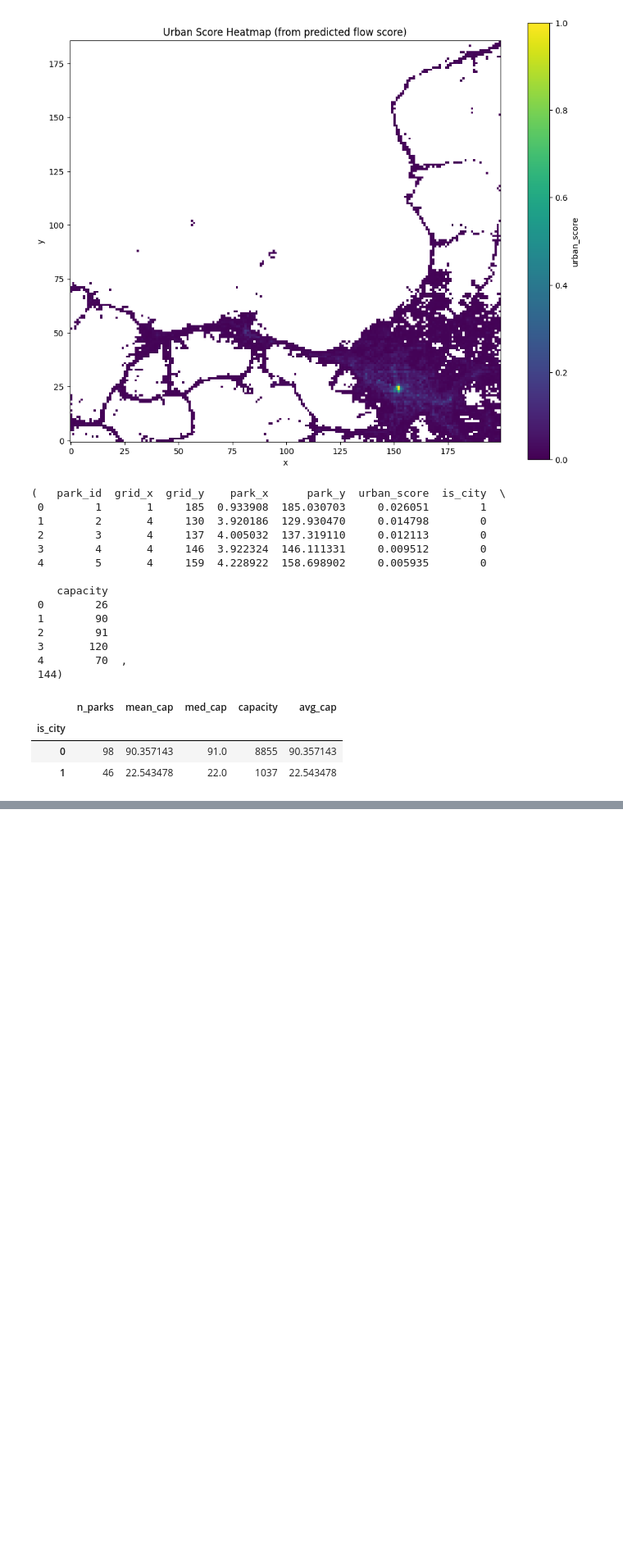
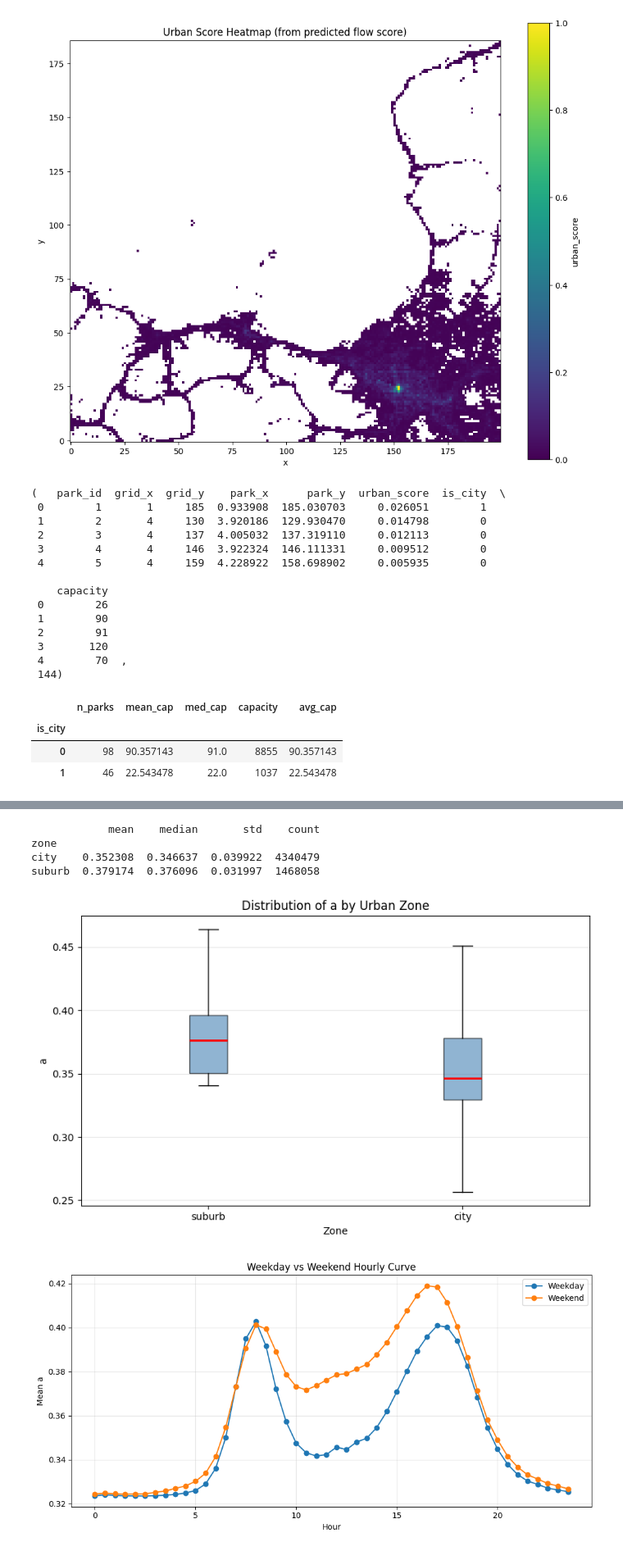
Before and after one commit to radimon/2025_flight_delay_prediction, a Jupyter notebook: notebooks/07_grid_classify_and_parking_data_create.ipynb, the cells around one changed output, grey strips where cells are left out. Shown at 82% size. Drawn from its saved outputs; the diff is of its cells as text; code cells hidden in the pictures; blank space fills up the shorter version.

```diff
--- a/notebooks/07_grid_classify_and_parking_data_create.ipynb
+++ b/notebooks/07_grid_classify_and_parking_data_create.ipynb
@@ -172,0 +252,75 @@ summary
+# %%
+import numpy as np
+import pandas as pd
+
+df = df_with_a.copy()
+df["hour"] = df["t"] * 0.5
+
+# merge urban_score（若 df 已有可略）
+if "urban_score" not in df.columns:
+    df = df.merge(g[["x","y","urban_score"]], on=["x","y"], how="left")
+
+
+# B1) 市區 vs 郊區
+df["zone"] = np.where(df["urban_score"] >= city_threshold, "city", "suburb")
+print(df.groupby("zone")["a"].agg(["mean","median","std","count"]))
+
+# 畫箱型圖
+zones = ["suburb", "city"]
+data  = [df[df["zone"] == z]["a"].dropna().values for z in zones]
+fig, ax = plt.subplots(figsize=(8, 5))
+
+ax.boxplot(data, labels=zones, patch_artist=True,showfliers=False,
+           boxprops=dict(facecolor="steelblue", alpha=0.6),
+           medianprops=dict(color="red", linewidth=2))
+
+ax.set_xlabel("Zone")
+ax.set_ylabel("a")
+ax.set_title("Distribution of a by Urban Zone")
+ax.grid(True, axis="y", alpha=0.3)
+plt.tight_layout()
+plt.show()
+
+# B2) 時段曲線
+curve = (df.groupby(["is_weekend","hour"])["a"].mean()
+           .reset_index()
+           .sort_values(["is_weekend","hour"]))
+fig, ax = plt.subplots(figsize=(10, 5))
+
+for is_weekend, group in curve.groupby("is_weekend"):
+    label = "Weekend" if is_weekend else "Weekday"
+    ax.plot(group["hour"], group["a"], marker="o", label=label)
+
+ax.set_xlabel("Hour")
+ax.set_ylabel("Mean a")
+ax.set_title("Weekday vs Weekend Hourly Curve")
+ax.legend()
+ax.grid(True, alpha=0.3)
+plt.tight_layout()
+plt.show()
+
+# B3) Z分桶
+# 分桶
+bins   = [-np.inf, 0, 1, 2, np.inf]
+labels = ["z<=0", "0<z<=1", "1<z<=2", "z>2"]
+df["z_bin"] = pd.cut(df["z"], bins=bins, labels=labels, right=True)
+
+# 每桶 mean(a)
+res = (df.groupby("z_bin", observed=True)
+         .agg(mean_a=("a","mean"),
+              median_a=("a","median"),
+              n=("a","size"))
+         .reset_index())
+
+print(res)
+
+# C) cars 檢查
+df["cars"] = df["a"] * df["score"]
+print(df.groupby("zone")[["score","a","cars"]].mean())
+# %% [output]
+            mean    median       std    count
+zone
+city    0.352308  0.346637  0.039922  4340479
+suburb  0.379174  0.376096  0.031997  1468058
+[figure, added]
+[figure, added]
```
Also changed, not shown: parts of 12 cells of this notebook, 2 other files.
